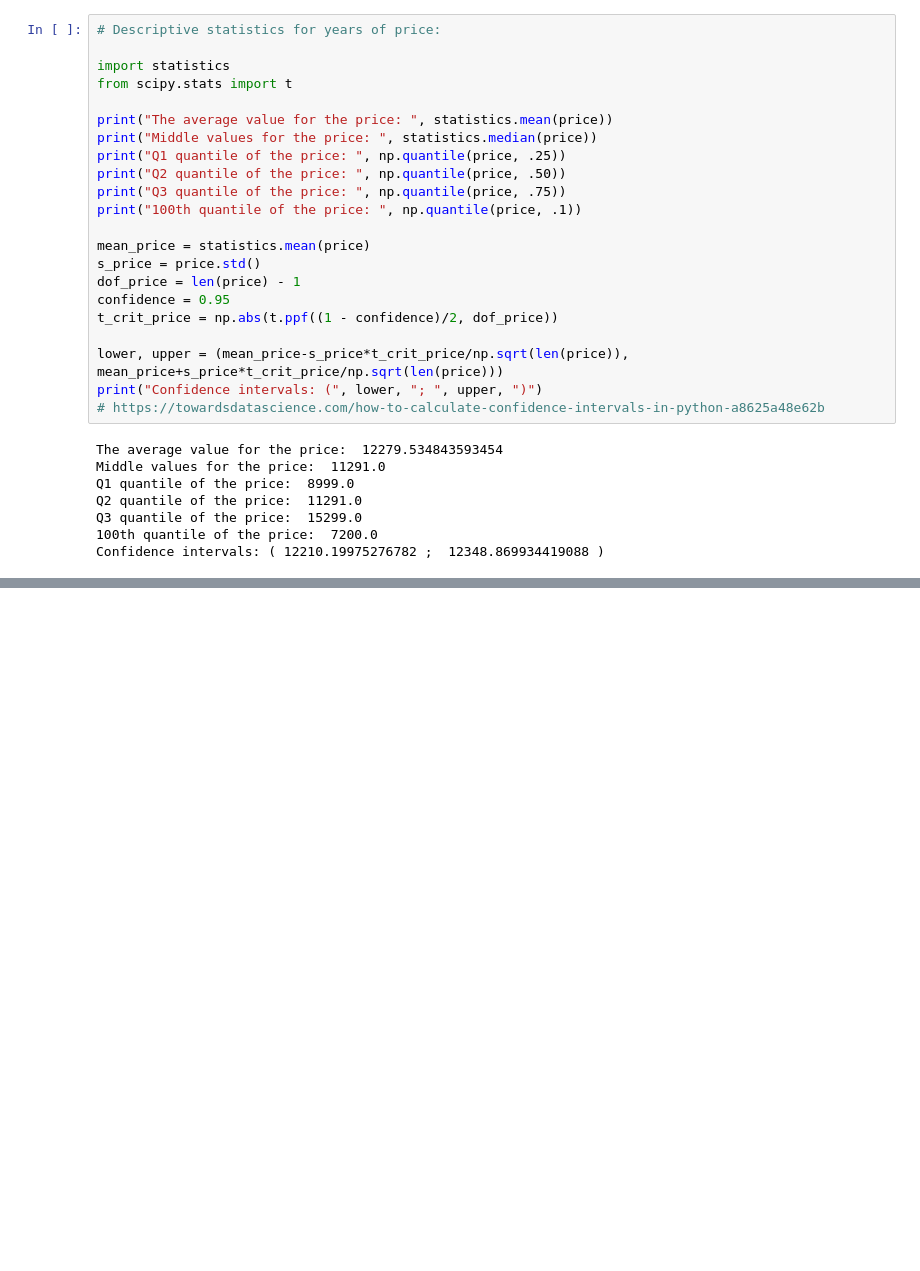
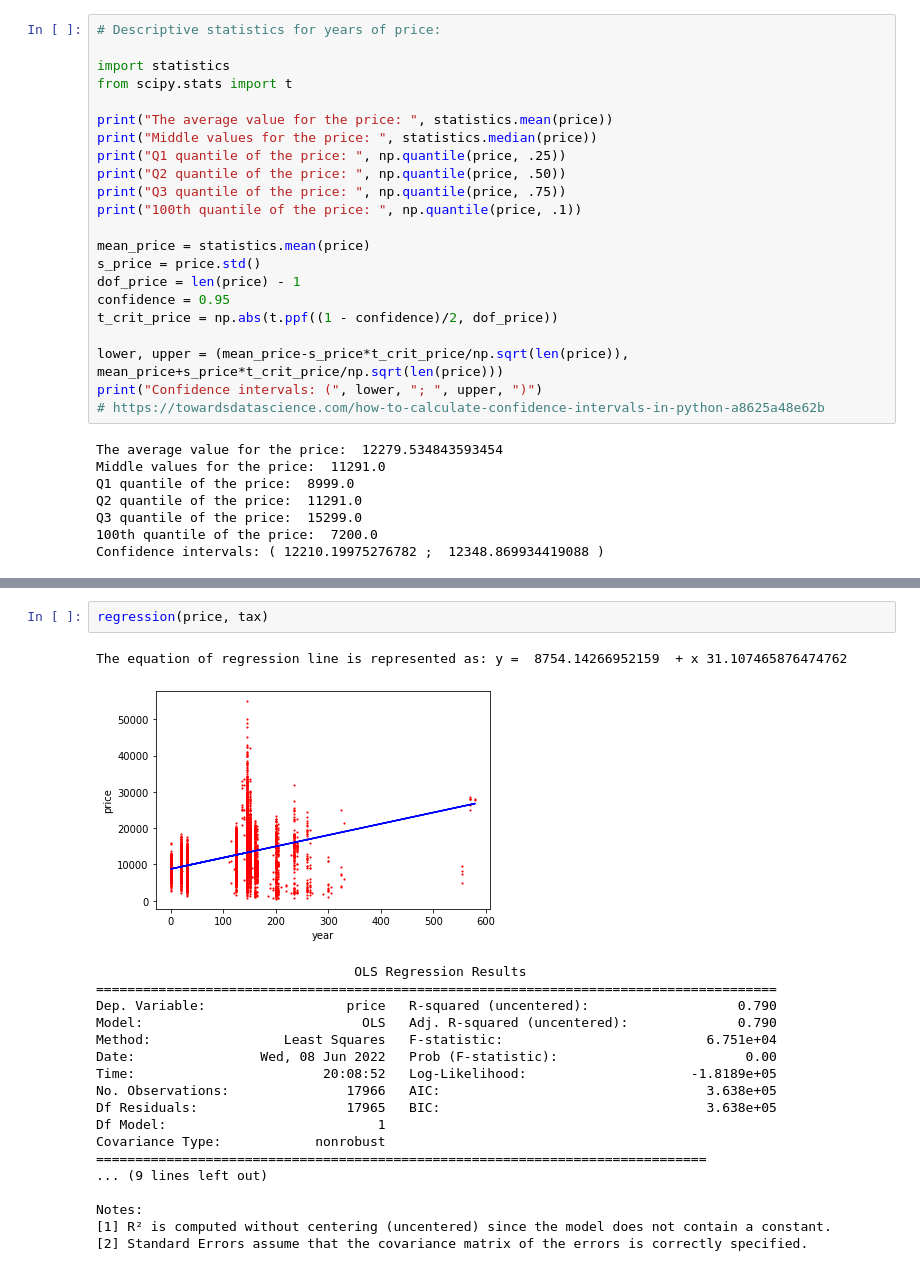
Before and after one commit to Pyother/business-analysis, a Jupyter notebook: ford_cars_prediction.ipynb, the cells around one changed output, grey strips where cells are left out. Cells and saved outputs as stored; diff of their text form; blank space fills up the shorter version.

```diff
--- a/ford_cars_prediction.ipynb
+++ b/ford_cars_prediction.ipynb
@@ -477,0 +348,22 @@ Notes:
+# %%
+regression(price, tax)
+# %% [output]
+The equation of regression line is represented as: y =  8754.14266952159  + x 31.107465876474762
+[figure, added]
+                                 OLS Regression Results
+=======================================================================================
+Dep. Variable:                  price   R-squared (uncentered):                   0.790
+Model:                            OLS   Adj. R-squared (uncentered):              0.790
+Method:                 Least Squares   F-statistic:                          6.751e+04
+Date:                Wed, 08 Jun 2022   Prob (F-statistic):                        0.00
+Time:                        20:08:52   Log-Likelihood:                     -1.8189e+05
+No. Observations:               17966   AIC:                                  3.638e+05
+Df Residuals:                   17965   BIC:                                  3.638e+05
+Df Model:                           1
+Covariance Type:            nonrobust
+==============================================================================
+... (9 lines left out)
+
+Notes:
+[1] R² is computed without centering (uncentered) since the model does not contain a constant.
+[2] Standard Errors assume that the covariance matrix of the errors is correctly specified.
```
Also changed, not shown: parts of 8 cells of this notebook.
